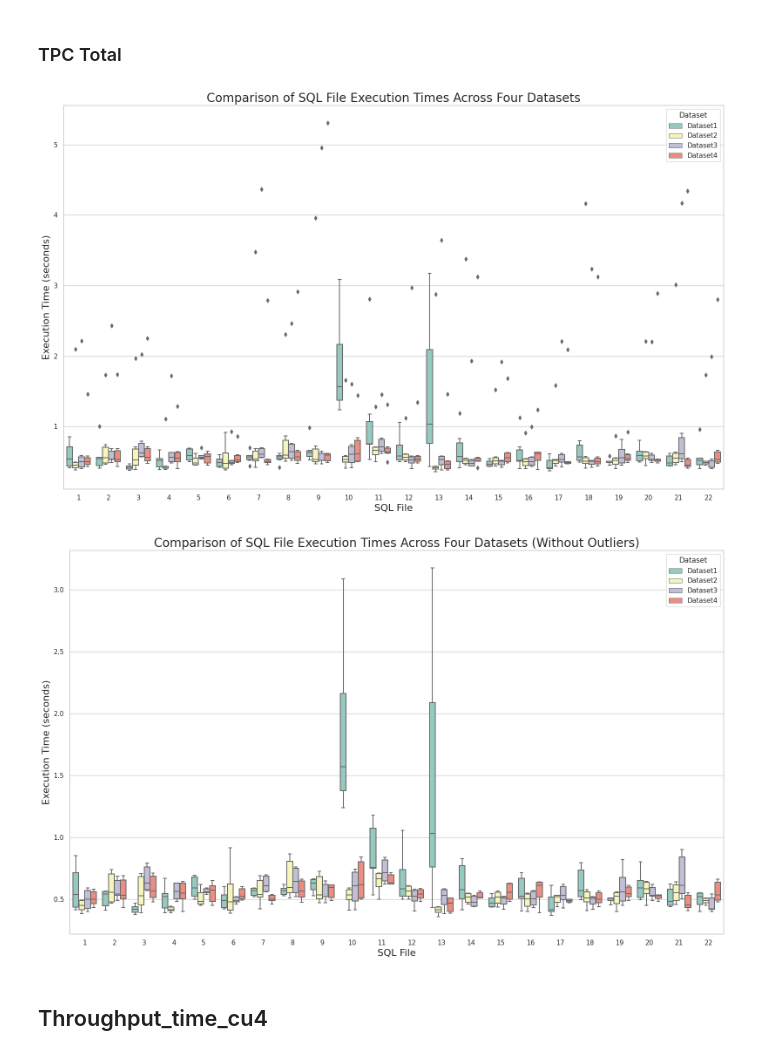
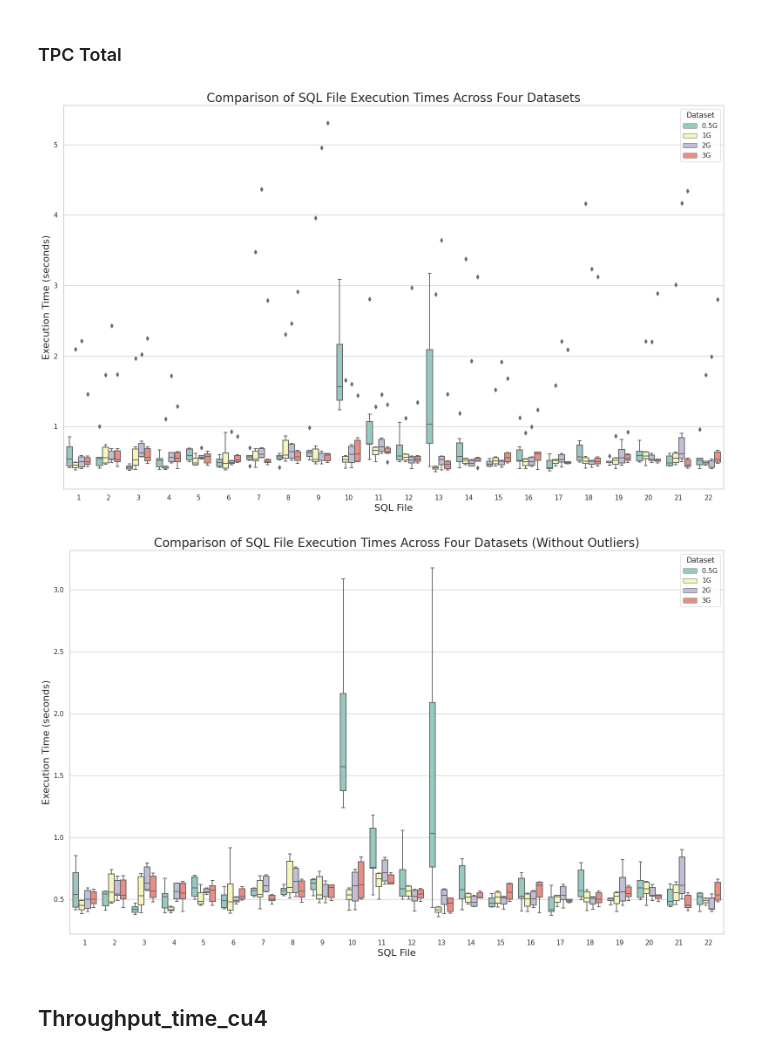
Before and after one commit to Ziyong-Zhang/ADB-Datawarehousing-with-Google-bigquery-and-snowflake, a Jupyter notebook: Visualization/ADB_Visual.ipynb, the cells around one changed output. Cells and saved outputs as stored; diff of their text form; code cells hidden in the pictures.

Commit message:
edit Execution graph

```diff
--- a/Visualization/ADB_Visual.ipynb
+++ b/Visualization/ADB_Visual.ipynb
@@ -141,7 +141,7 @@ combined_data = pd.DataFrame()
 
 # Loop over each dataset and append to the combined_data DataFrame
 for i, dataset in enumerate(datasets):
-    dataset['File Size'] = f"{2**i * 0.5}G" if i > 0 else "0.5G"  # Assign file size based on the order
+    dataset['File Size'] = f"{i}G" if i > 0 else "0.5G"  # Assign file size based on the order
     combined_data = combined_data.append(dataset, ignore_index=True)
 
 # Set the order of file sizes to maintain consistency in the plot
@@ -196,35 +196,35 @@ plt.show()
 execution_times_paths = [
     '/content/drive/MyDrive/ADB-Dataware-housing-with-Google-bigquery-and-snowflake-main/big_query/Execution_time/PUBLIC/execution_times.csv',  # Assuming this path is for the first file
     '/content/drive/MyDrive/ADB-Dataware-housing-with-Google-bigquery-and-snowflake-main/big_query/Execution_time/TPCH_1G/execution_times.csv',  # Assuming this path is for the second file
     '/content/drive/MyDrive/ADB-Dataware-housing-with-Google-bigquery-and-snowflake-main/big_query/Execution_time/TPCH_2G/execution_times.csv',  # Assuming this path is for the third file
     '/content/drive/MyDrive/ADB-Dataware-housing-with-Google-bigquery-and-snowflake-main/big_query/Execution_time/TPCH_3G/execution_times.csv'   # This is the fourth file
 ]
 
 # Read the content of the CSV files
 # Since the files have the same name, we'll load them one by one
 execution_times_data = []
 for i, path in enumerate(execution_times_paths):
     temp_data = pd.read_csv(path)
-    temp_data['Dataset'] = f'Dataset{i+1}'
+    temp_data['Dataset'] =  f"{i}G" if i > 0 else "0.5G"
     execution_times_data.append(temp_data)
 
 # Combine all datasets into one DataFrame
 combined_execution_data_all = pd.concat(execution_times_data, ignore_index=True)
 
 # Now let's create the comparison plot for all four datasets.
 plt.figure(figsize=(16, 10))
 sns.boxplot(x='SQL_File', y='Run_Time', hue='Dataset', data=combined_execution_data_all, palette="Set3")
 
 # Adding the title and labels
 plt.title('Comparison of SQL File Execution Times Across Four Datasets', fontsize=20)
 plt.xlabel('SQL File', fontsize=16)
 plt.ylabel('Execution Time (seconds)', fontsize=16)
 
 # Show the plot
 plt.tight_layout()
 plt.show()
 # %% [output]
-[figure, old version]
+[figure, new version]
 # %%
 # Re-create the boxplot without showing the outliers
 plt.figure(figsize=(16, 10))
@@ -240,7 +240,7 @@ plt.ylabel('Execution Time (seconds)', fontsize=16)
 plt.tight_layout()
 plt.show()
 # %% [output]
-[figure, old version]
+[figure, new version]
 # %% [markdown]
 ## Throughput_time_cu4
 # %%
```
Also changed, not shown: parts of 4 cells of this notebook, 2 other files.
